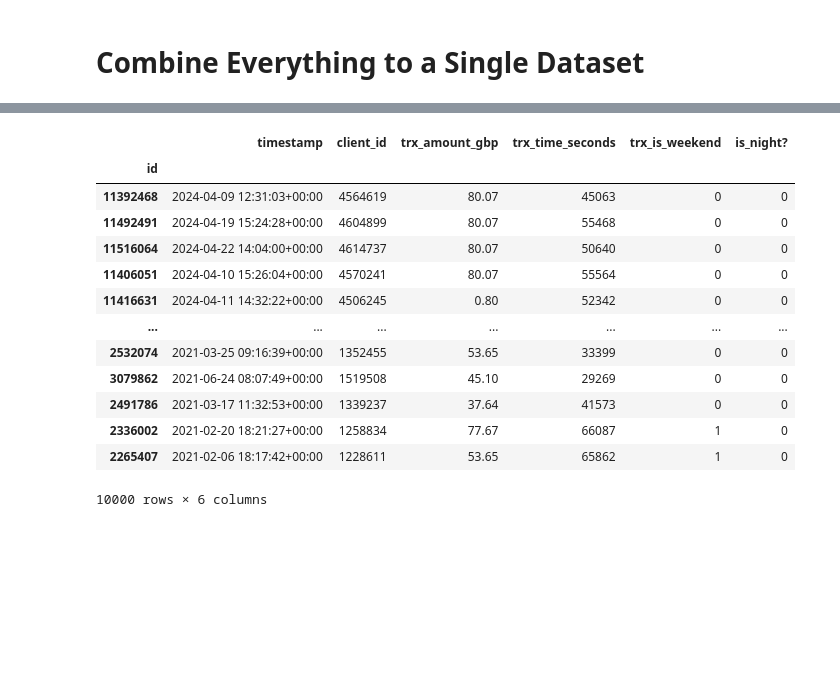
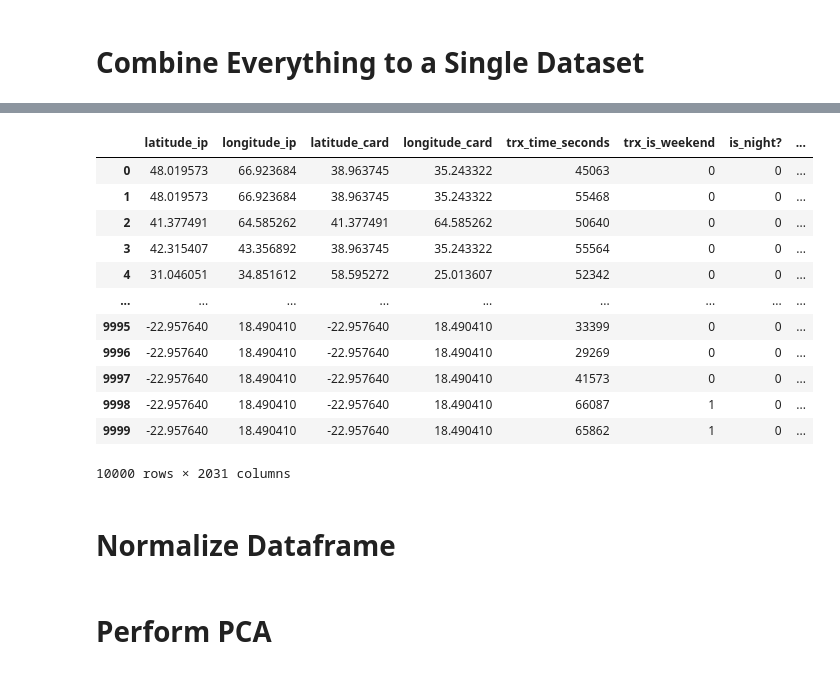
Before and after one commit to MaayanHagbi/CAS_ADS_Final_Project, a Jupyter notebook: Fraud_Detection_ML_(CAS_ADS).ipynb, the cells around one changed output, grey strips where cells are left out. Saved outputs shown, nothing was run; the diff lists cells and outputs as text; code cells hidden in the pictures; blank space fills up the shorter version.

```diff
--- a/Fraud_Detection_ML_(CAS_ADS).ipynb
+++ b/Fraud_Detection_ML_(CAS_ADS).ipynb
@@ -390,7 +408,7 @@ Data_Dummies = pd.get_dummies(Data_Dummies,columns=['Currency_name','Environment
 Data_Dummies = Data_Dummies.drop(columns='Clientinfo_email')
 Data_Dummies = Data_Dummies.astype(int)
 
-Data_Dummies.set_index('id', inplace=False)
+Data_Dummies.set_index('id', inplace=True)
 Data_Dummies
 # %% [output]
 |  | Currency_name_AUD | Currency_name_CAD | Currency_name_CHF | Currency_name_CZK | Currency_name_EUR | ... |
@@ -409,7 +427,3 @@ Data_Dummies
 10000 rows × 2007 columns
 # %% [markdown]
 # Combine Everything to a Single Dataset
-# %%
-# Rest index in preparation to merge
-Cust_Profiles #Key is Client id
-Cust_Country_Profile = Cust_Country_Profile.reset_index() #Key is id
@@ -445,17 +430,46 @@ id
-# %%
-Trx_Profile
-# %% [output]
-|  | timestamp | client_id | trx_amount_gbp | trx_time_seconds | trx_is_weekend | is_night? |
-| id |  |  |  |  |  |  |
-| 11392468 | 2024-04-09 12:31:03+00:00 | 4564619 | 80.07 | 45063 | 0 | 0 |
-| 11492491 | 2024-04-19 15:24:28+00:00 | 4604899 | 80.07 | 55468 | 0 | 0 |
-| 11516064 | 2024-04-22 14:04:00+00:00 | 4614737 | 80.07 | 50640 | 0 | 0 |
-| 11406051 | 2024-04-10 15:26:04+00:00 | 4570241 | 80.07 | 55564 | 0 | 0 |
-| 11416631 | 2024-04-11 14:32:22+00:00 | 4506245 | 0.80 | 52342 | 0 | 0 |
-| ... | ... | ... | ... | ... | ... | ... |
-| 2532074 | 2021-03-25 09:16:39+00:00 | 1352455 | 53.65 | 33399 | 0 | 0 |
-| 3079862 | 2021-06-24 08:07:49+00:00 | 1519508 | 45.10 | 29269 | 0 | 0 |
-| 2491786 | 2021-03-17 11:32:53+00:00 | 1339237 | 37.64 | 41573 | 0 | 0 |
-| 2336002 | 2021-02-20 18:21:27+00:00 | 1258834 | 77.67 | 66087 | 1 | 0 |
-| 2265407 | 2021-02-06 18:17:42+00:00 | 1228611 | 53.65 | 65862 | 1 | 0 |
-10000 rows × 6 columns
+# %%
+# Rest indexs in all dataframes in preparation to merge
+Cust_Profiles #Key is Client id
+Cust_Country_Profile = Cust_Country_Profile.reset_index(level='id') #Key is id
+Trx_Profile = Trx_Profile.reset_index(level='id') #Key is id
+Trx_Profile_Rolling = Trx_Profile_Rolling.reset_index(level='id') #Key is id
+Brand_Fraud_Profile = Brand_Fraud_Profile.reset_index(level='id') #Key is id
+Data_Dummies = Data_Dummies.reset_index(level='id') #Key is id
+
+#Merge all datasets to a single dataset
+DF = pd.merge(Cust_Country_Profile, Trx_Profile, how='left', on='id')
+DF1 = pd.merge(DF, Trx_Profile_Rolling,how='left',on='id')
+DF2 = pd.merge(DF1, Brand_Fraud_Profile,how='left',on='id')
+DF3 = pd.merge(DF2, Data_Dummies, how='left', on='id')
+DF4 = pd.merge(DF3, Cust_Profiles, how='left', left_on='client_id_x', right_on='client_id')
+
+#Create New Dataframe
+Pre_Norm_DF = DF4
+#Gather columns containing Ids
+column_ids = [col for col in Pre_Norm_DF.columns if '_id' in col]
+column_ids.remove('Email_domain_idtech')
+column_timestamp = [col for col in Pre_Norm_DF.columns if 'timestamp' in col]
+columns_amount = [col for col in Pre_Norm_DF.columns if 'amount' in col]
+
+
+
+dropcolumns = column_ids + column_timestamp + ['id'] + ['trx_amount_gbp']
+
+Pre_Norm_DF = Pre_Norm_DF.drop(columns = dropcolumns)
+Pre_Norm_DF
+# %% [output]
+|  | latitude_ip | longitude_ip | latitude_card | longitude_card | trx_time_seconds | trx_is_weekend | is_night? | ... |
+| 0 | 48.019573 | 66.923684 | 38.963745 | 35.243322 | 45063 | 0 | 0 | ... |
+| 1 | 48.019573 | 66.923684 | 38.963745 | 35.243322 | 55468 | 0 | 0 | ... |
+| 2 | 41.377491 | 64.585262 | 41.377491 | 64.585262 | 50640 | 0 | 0 | ... |
+| 3 | 42.315407 | 43.356892 | 38.963745 | 35.243322 | 55564 | 0 | 0 | ... |
+| 4 | 31.046051 | 34.851612 | 58.595272 | 25.013607 | 52342 | 0 | 0 | ... |
+| ... | ... | ... | ... | ... | ... | ... | ... | ... |
+| 9995 | -22.957640 | 18.490410 | -22.957640 | 18.490410 | 33399 | 0 | 0 | ... |
+| 9996 | -22.957640 | 18.490410 | -22.957640 | 18.490410 | 29269 | 0 | 0 | ... |
+| 9997 | -22.957640 | 18.490410 | -22.957640 | 18.490410 | 41573 | 0 | 0 | ... |
+| 9998 | -22.957640 | 18.490410 | -22.957640 | 18.490410 | 66087 | 1 | 0 | ... |
+| 9999 | -22.957640 | 18.490410 | -22.957640 | 18.490410 | 65862 | 1 | 0 | ... |
+10000 rows × 2031 columns
+# %% [markdown]
+# Normalize Dataframe
@@ -461,0 +480,2 @@ Trx_Profile
+# %% [markdown]
+# Perform PCA
```
Also changed, not shown: parts of 9 cells of this notebook.
